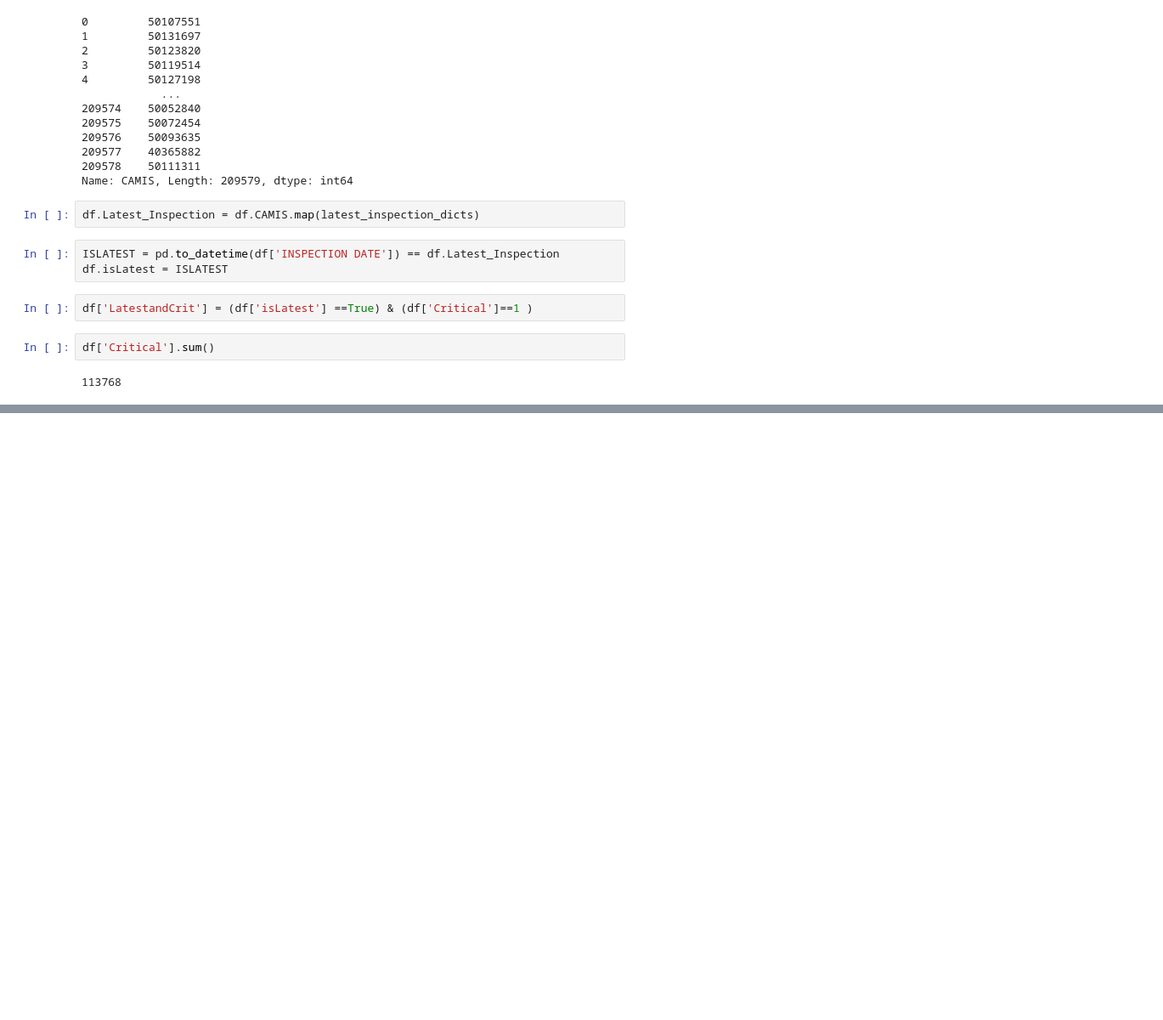
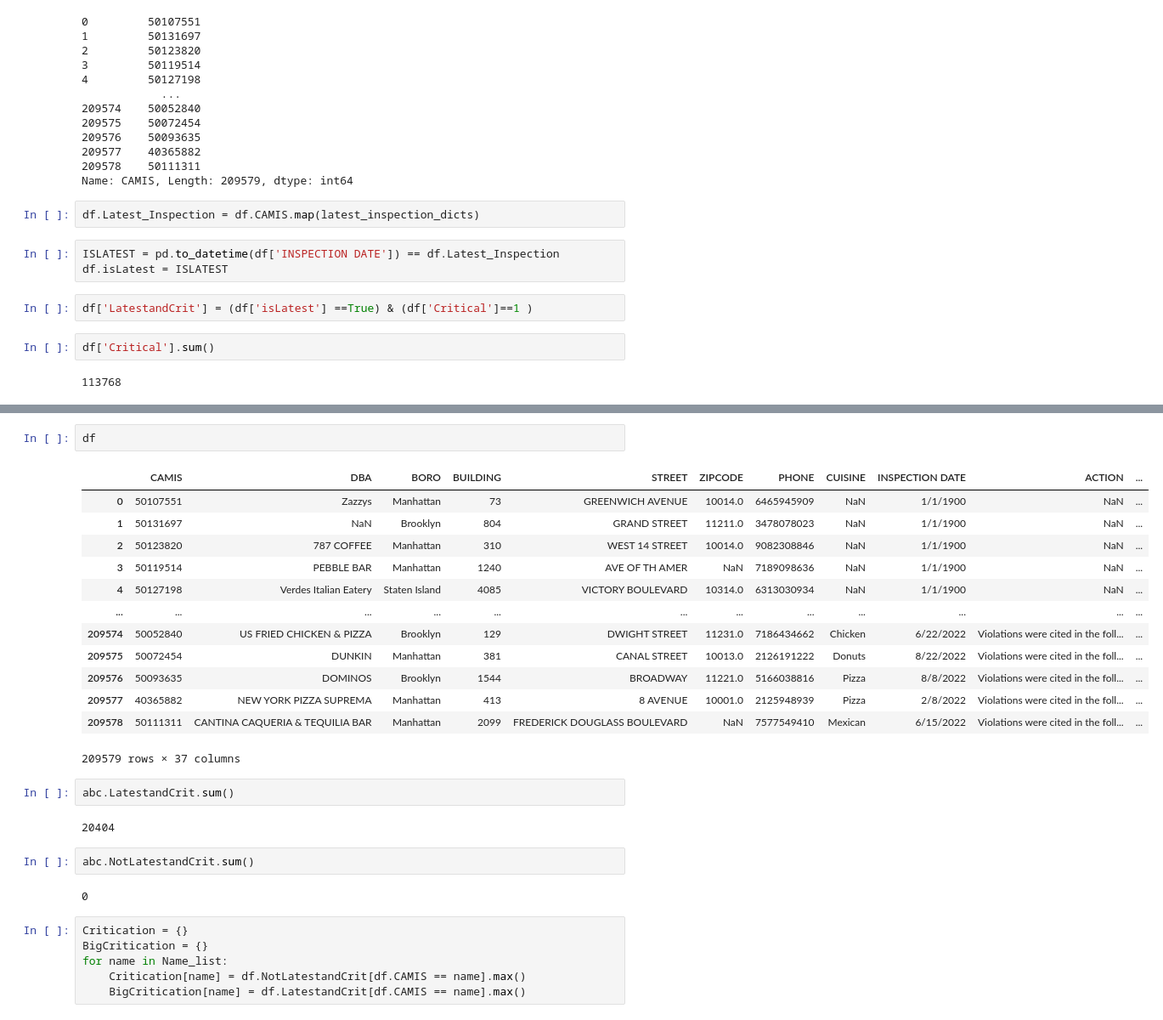
Before and after one commit to JacobMinkin/NYC_Restaurant_Health_Inspection, a Jupyter notebook: Project_1_Violations_again.ipynb, the cells around one changed output, grey strips where cells are left out. Shown at 85% size. Drawn from its saved outputs; the diff is of its cells as text; blank space fills up the shorter version.

```diff
--- a/Project_1_Violations_again.ipynb
+++ b/Project_1_Violations_again.ipynb
@@ -152,0 +268,30 @@ if df.Latest_Inspection ==
+# %%
+df
+# %% [output]
+|  | CAMIS | DBA | BORO | BUILDING | STREET | ZIPCODE | PHONE | CUISINE | INSPECTION DATE | ACTION | ... |
+| 0 | 50107551 | Zazzys | Manhattan | 73 | GREENWICH AVENUE | 10014.0 | 6465945909 | NaN | 1/1/1900 | NaN | ... |
+| 1 | 50131697 | NaN | Brooklyn | 804 | GRAND STREET | 11211.0 | 3478078023 | NaN | 1/1/1900 | NaN | ... |
+| 2 | 50123820 | 787 COFFEE | Manhattan | 310 | WEST 14 STREET | 10014.0 | 9082308846 | NaN | 1/1/1900 | NaN | ... |
+| 3 | 50119514 | PEBBLE BAR | Manhattan | 1240 | AVE OF TH AMER | NaN | 7189098636 | NaN | 1/1/1900 | NaN | ... |
+| 4 | 50127198 | Verdes Italian Eatery | Staten Island | 4085 | VICTORY BOULEVARD | 10314.0 | 6313030934 | NaN | 1/1/1900 | NaN | ... |
+| ... | ... | ... | ... | ... | ... | ... | ... | ... | ... | ... | ... |
+| 209574 | 50052840 | US FRIED CHICKEN & PIZZA | Brooklyn | 129 | DWIGHT STREET | 11231.0 | 7186434662 | Chicken | 6/22/2022 | Violations were cited in the foll... | ... |
+| 209575 | 50072454 | DUNKIN | Manhattan | 381 | CANAL STREET | 10013.0 | 2126191222 | Donuts | 8/22/2022 | Violations were cited in the foll... | ... |
+| 209576 | 50093635 | DOMINOS | Brooklyn | 1544 | BROADWAY | 11221.0 | 5166038816 | Pizza | 8/8/2022 | Violations were cited in the foll... | ... |
+| 209577 | 40365882 | NEW YORK PIZZA SUPREMA | Manhattan | 413 | 8 AVENUE | 10001.0 | 2125948939 | Pizza | 2/8/2022 | Violations were cited in the foll... | ... |
+| 209578 | 50111311 | CANTINA CAQUERIA & TEQUILIA BAR | Manhattan | 2099 | FREDERICK DOUGLASS BOULEVARD | NaN | 7577549410 | Mexican | 6/15/2022 | Violations were cited in the foll... | ... |
+209579 rows × 37 columns
+# %%
+abc.LatestandCrit.sum()
+# %% [output]
+20404
+# %%
+abc.NotLatestandCrit.sum()
+# %% [output]
+0
+# %%
+Critication = {}
+BigCritication = {}
+for name in Name_list:
+    Critication[name] = df.NotLatestandCrit[df.CAMIS == name].max()
+    BigCritication[name] = df.LatestandCrit[df.CAMIS == name].max()
```
Also changed, not shown: parts of 28 cells of this notebook, 1 other file.
